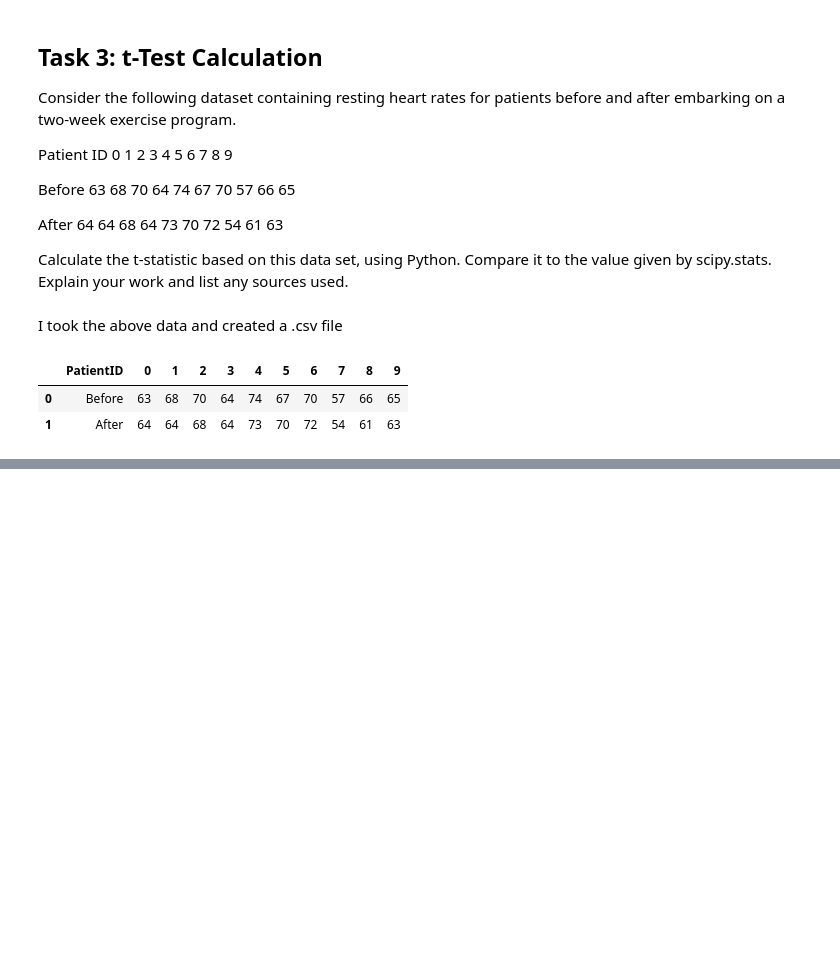
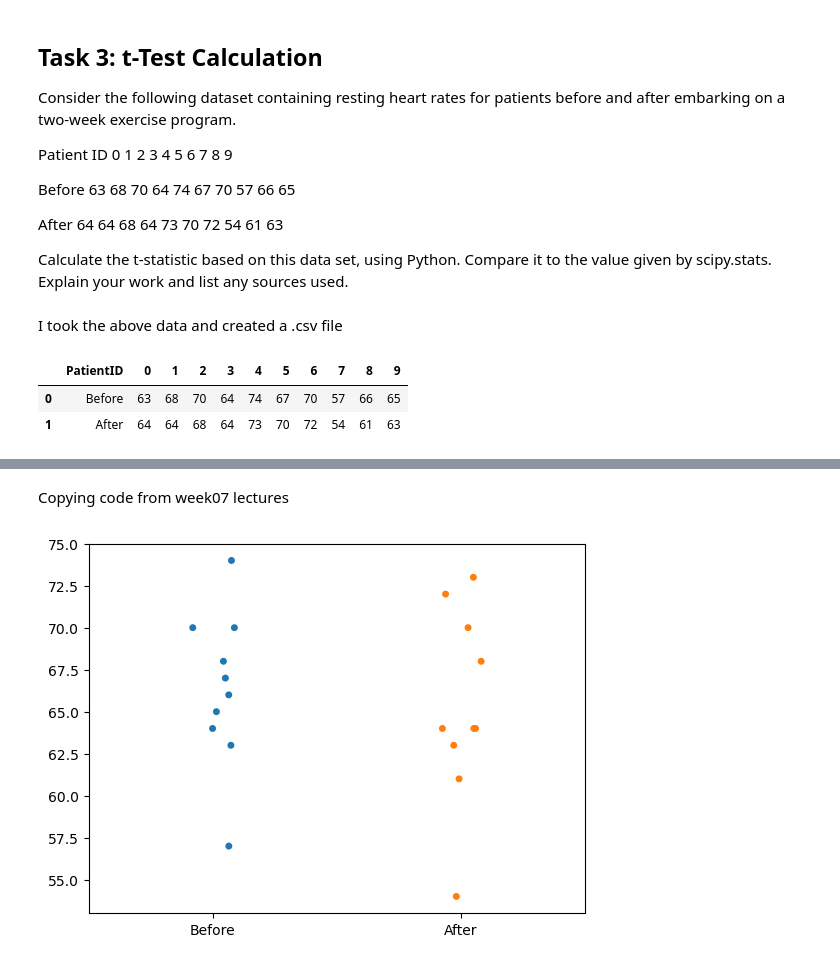
Before and after one commit to joannefeeney/applied_statistics, a Jupyter notebook: tasks.ipynb, the cells around one changed output, grey strips where cells are left out. Saved outputs shown, nothing was run; the diff lists cells and outputs as text; code cells hidden in the pictures; blank space fills up the shorter version.

```diff
--- a/tasks.ipynb
+++ b/tasks.ipynb
@@ -377,0 +365,5 @@ after_data
+# %%
+# Splitting data into two groups
+# Reference https://sparkbyexamples.com/pandas/pandas-convert-string-to-float-type-dataframe/ for changing string to float
+before = data.iloc[0, 1:].astype(float)
+after = data.iloc[1, 1:].astype(float)
@@ -377,0 +398,8 @@ after_data
+# %% [markdown]
+Copying code from week07 lectures
+# %%
+# Create a strip plot
+sns.stripplot(data=[before, after]);
+plt.xticks([0, 1], ['Before', 'After']);
+# %% [output]
+[figure, added]
```
Also changed, not shown: parts of 30 cells of this notebook.
